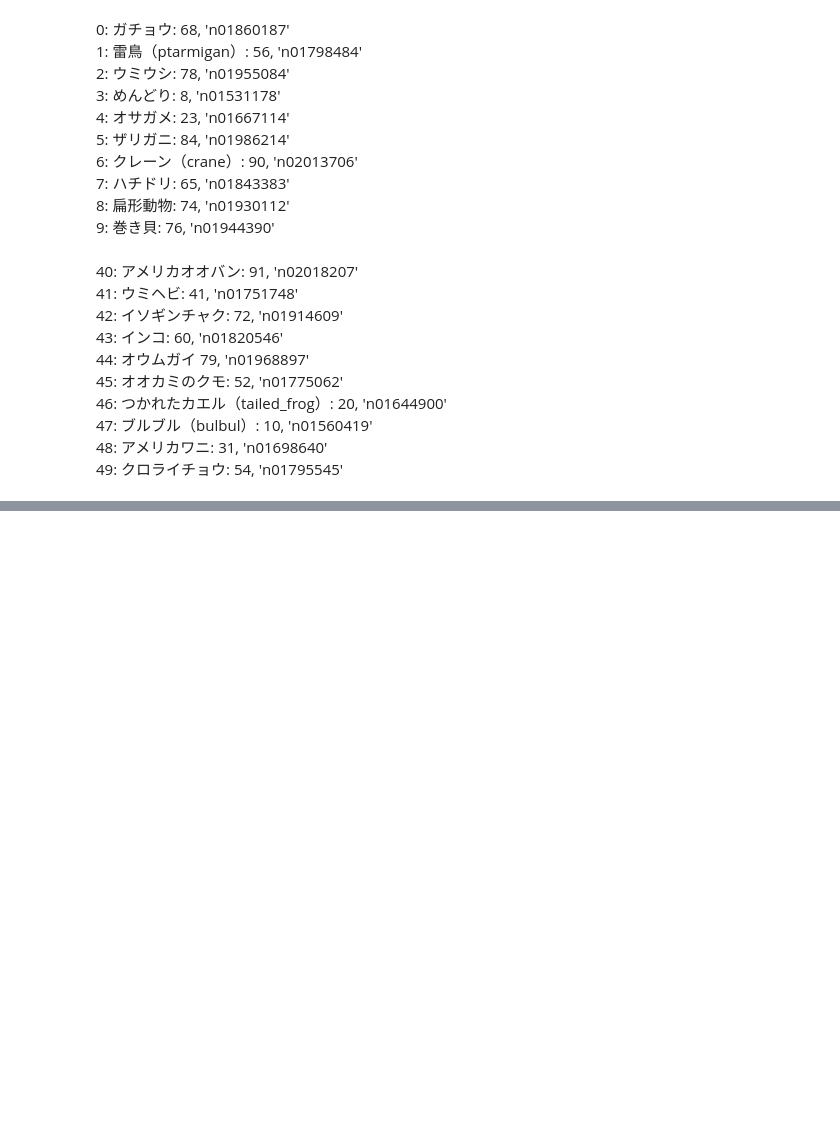
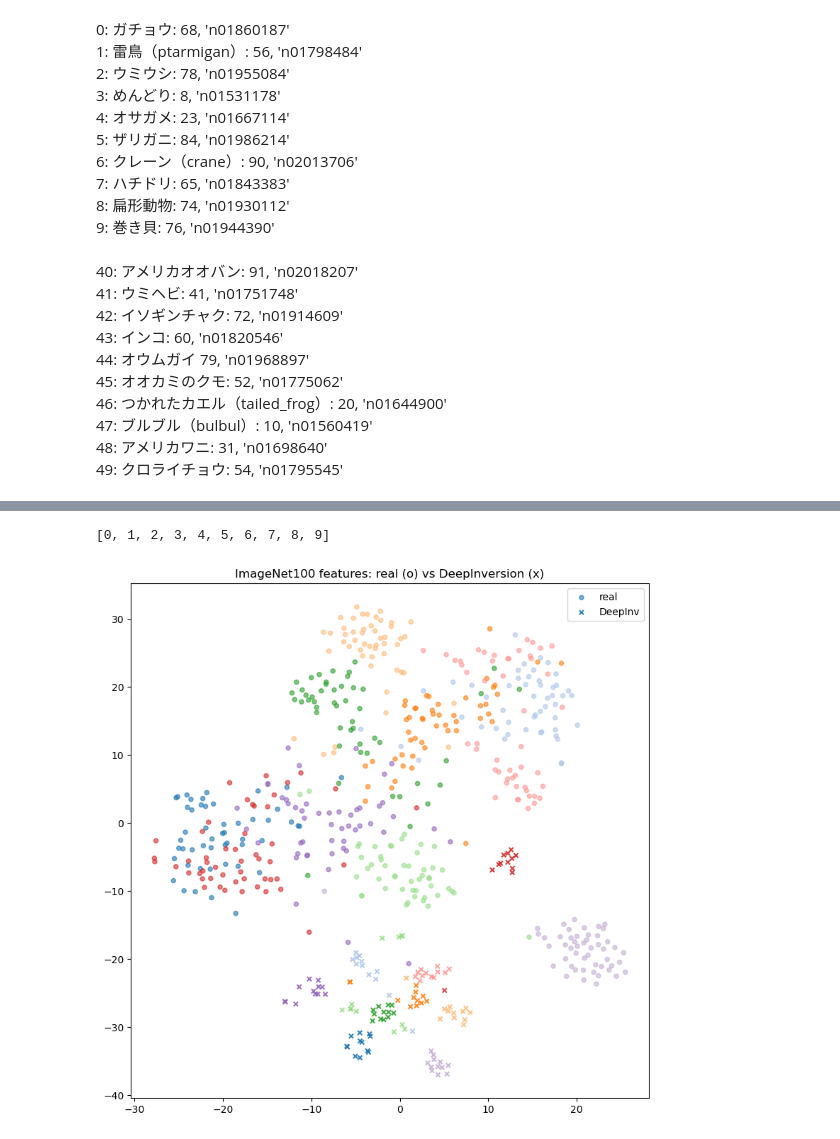
Before and after one commit to KoyoImai/CIDL, a Jupyter notebook: Analysis/deepinversion_imnet.ipynb, the cells around one changed output, grey strips where cells are left out. Cells and saved outputs as stored; diff of their text form; code cells hidden in the pictures; blank space fills up the shorter version.

```diff
--- a/Analysis/deepinversion_imnet.ipynb
+++ b/Analysis/deepinversion_imnet.ipynb
@@ -591,0 +732,4 @@ main criterion 0.02503439225256443
+# %%
+cls_indices
+# %% [output]
+[0, 1, 2, 3, 4, 5, 6, 7, 8, 9]
@@ -591,0 +780,46 @@ main criterion 0.02503439225256443
+# %%
+# 実画像の feature
+feats_real, labels_real = get_features_from_loader(net, real_loader)   # (N_real, D), (N_real,)
+
+# DeepInversion 画像の feature
+feats_di, labels_di_cpu = get_features_from_tensor(net, imgs_di, labels_di)  # (N_di, D), (N_di,)
+
+import numpy as np
+X = torch.cat([feats_real, feats_di], dim=0).numpy()  # (N_total, D)
+y_cls = np.concatenate([labels_real.numpy(), labels_di_cpu.numpy()], axis=0)
+
+# domain ラベル: 0 = real, 1 = DeepInv
+y_dom = np.concatenate(
+    [np.zeros(len(labels_real), dtype=int),
+     np.ones(len(labels_di_cpu), dtype=int)],
+    axis=0
+)
+# %%
+from sklearn.manifold import TSNE
+import matplotlib.pyplot as plt
+
+tsne = TSNE(n_components=2, perplexity=30, init="random", random_state=0)
+Z = tsne.fit_transform(X)   # (N_total, 2)
+
+unique_classes = np.unique(y_cls)
+cmap = plt.get_cmap("tab20")
+class2color = {c: cmap(i % 20) for i, c in enumerate(unique_classes)}
+
+plt.figure(figsize=(8, 8))
+for dom, marker, alpha, label in [
+    (0, "o", 0.6, "real"),
+    (1, "x", 0.9, "DeepInv"),
+]:
+    idx = (y_dom == dom)
+    colors = [class2color[c] for c in y_cls[idx]]
+    plt.scatter(
+        Z[idx, 0], Z[idx, 1],
+        c=colors, marker=marker, alpha=alpha, s=20, label=label
+    )
+
+plt.legend()
+plt.title("ImageNet100 features: real (o) vs DeepInversion (x)")
+plt.tight_layout()
+plt.show()
+# %% [output]
+[figure, added]
```
Also changed, not shown: parts of 15 cells of this notebook, 21 other files.
